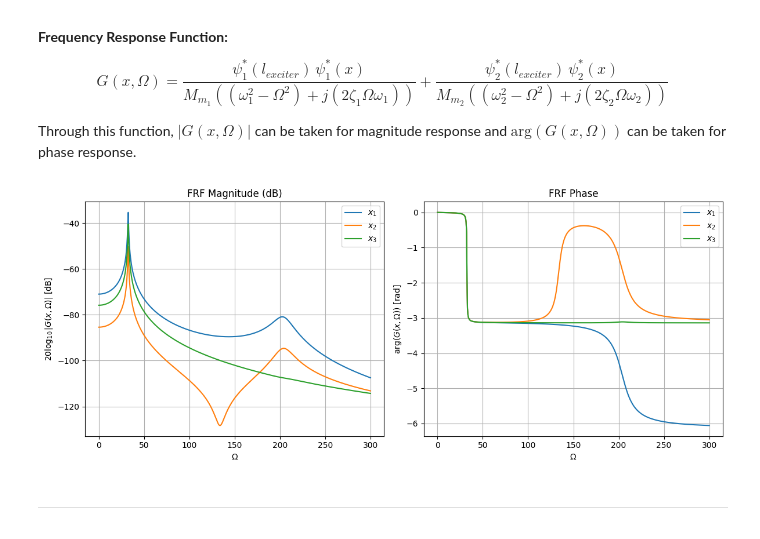
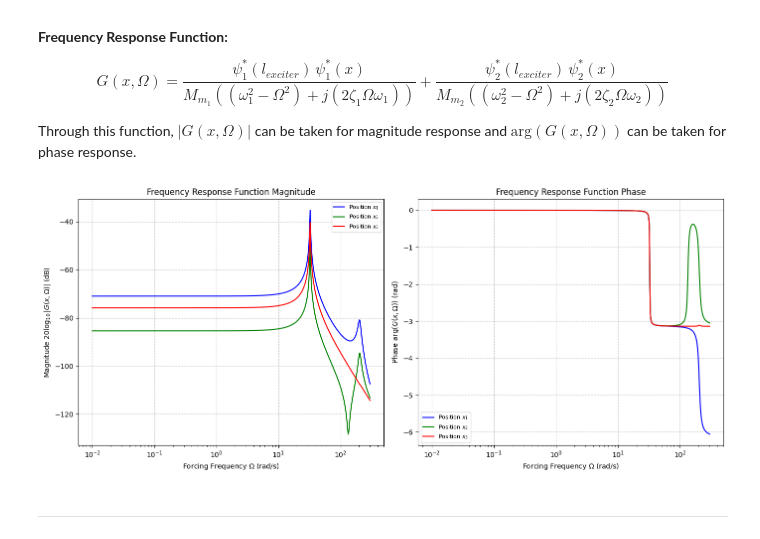
Before and after one commit to tharindu33333/ME421-Mechanical-Systems-Lab-A2, a Jupyter notebook: Vibration/E_20_103_Vibration.ipynb, the cells around one changed output. Drawn from its saved outputs; the diff is of its cells as text; code cells hidden in the pictures.

```diff
--- a/Vibration/E_20_103_Vibration.ipynb
+++ b/Vibration/E_20_103_Vibration.ipynb
@@ -1288,37 +1316,48 @@ def G(x_idx, Omega):
     return term1 + term2
 # %%
 # ============ Frequency Response at 3 Selected Positions on Beam ==============
+# Generate a range of Omega values for the frequency response plot.
 Omega_vals = np.linspace(0.01, 300, 600)
 
+# Initialize a 2D array to store the complex FRF values.
 G_all = np.zeros((3, len(Omega_vals)), dtype=complex)
 
+# Calculate the FRF for each selected position and Omega value.
 for i in range(3):
     for j, Omega in enumerate(Omega_vals):
         G_all[i, j] = G(i, Omega)
 
-fig, axs = plt.subplots(1, 2, figsize=(12, 5))
+# Define a list of colors for the plots.
+colors = ['blue', 'green', 'red']
 
-# Magnitude in dB
+# Create a figure with two subplots for magnitude and phase.
+fig, axs = plt.subplots(1, 2, figsize=(14, 6)) # Adjusted figure size
+
+# --- Plotting Magnitude (in dB) ---
 for i in range(3):
-    axs[0].plot(Omega_vals, 20 * np.log10(np.abs(G_all[i])), label=f"$x_{i+1}$")
-axs[0].set_xlabel(r"$\Omega$")
-axs[0].set_ylabel(r"$20\log_{10}|G(x,\Omega)|$ [dB]")
-axs[0].set_title("FRF Magnitude (dB)")
-axs[0].legend()
-axs[0].grid(True)
+    # Plot magnitude in dB for each position with distinct colors.
+    axs[0].plot(Omega_vals, 20 * np.log10(np.abs(G_all[i])), label=f"Position $x_{i+1}$", linewidth=1.5, color=colors[i])
+axs[0].set_xlabel(r"Forcing Frequency $\Omega$ (rad/s)", fontsize=10)
+axs[0].set_ylabel(r"Magnitude $20\log_{10}|G(x,\Omega)|$ (dB)", fontsize=10)
+axs[0].set_title("Frequency Response Function Magnitude", fontsize=12)
+axs[0].legend(fontsize=8)
+axs[0].grid(True, linestyle='--', alpha=0.7)
+axs[0].set_xscale('log') # Use log scale for x-axis to better visualize resonances
 
-# Phase (unwrap for clarity)
+# --- Plotting Phase (in Radians) ---
 for i in range(3):
-    axs[1].plot(Omega_vals, np.unwrap(np.angle(G_all[i])), label=f"$x_{i+1}$")
-axs[1].set_xlabel(r"$\Omega$")
-axs[1].set_ylabel(r"$\arg(G(x,\Omega))$ [rad]")
-axs[1].set_title("FRF Phase")
-axs[1].legend()
-axs[1].grid(True)
+    # Plot unwrapped phase for each position with distinct colors.
+    axs[1].plot(Omega_vals, np.unwrap(np.angle(G_all[i])), label=f"Position $x_{i+1}$", linewidth=1.5, color=colors[i])
+axs[1].set_xlabel(r"Forcing Frequency $\Omega$ (rad/s)", fontsize=10)
+axs[1].set_ylabel(r"Phase $\arg(G(x,\Omega))$ (rad)", fontsize=10)
+axs[1].set_title("Frequency Response Function Phase", fontsize=12)
+axs[1].legend(fontsize=8)
+axs[1].grid(True, linestyle='--', alpha=0.7)
+axs[1].set_xscale('log') # Use log scale for x-axis
 
-plt.tight_layout()
-plt.show()
+plt.tight_layout() # Adjust layout to prevent overlapping elements.
+plt.show() # Display the plots.
 # %% [output]
-[figure, old version]
+[figure, new version]
 # %% [markdown]
 ---
```
Also changed, not shown: parts of 4 cells of this notebook.
